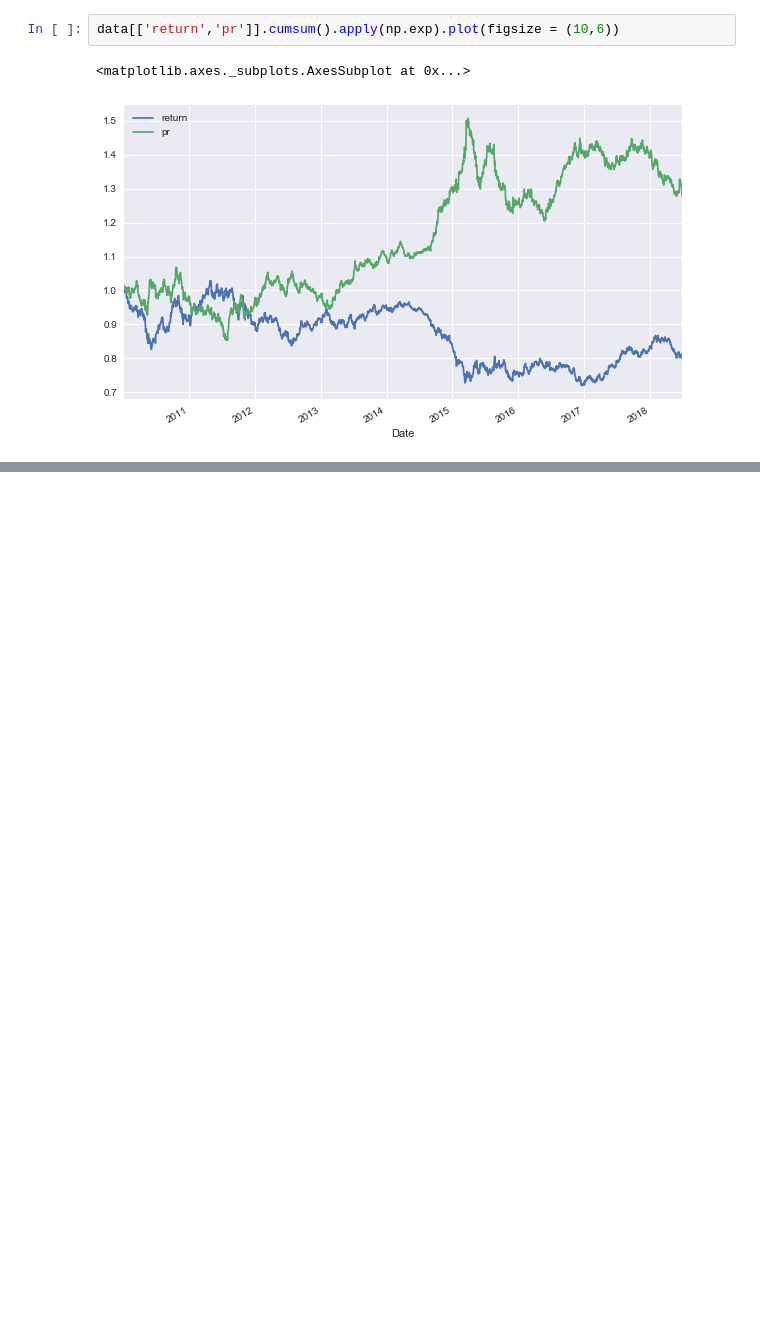
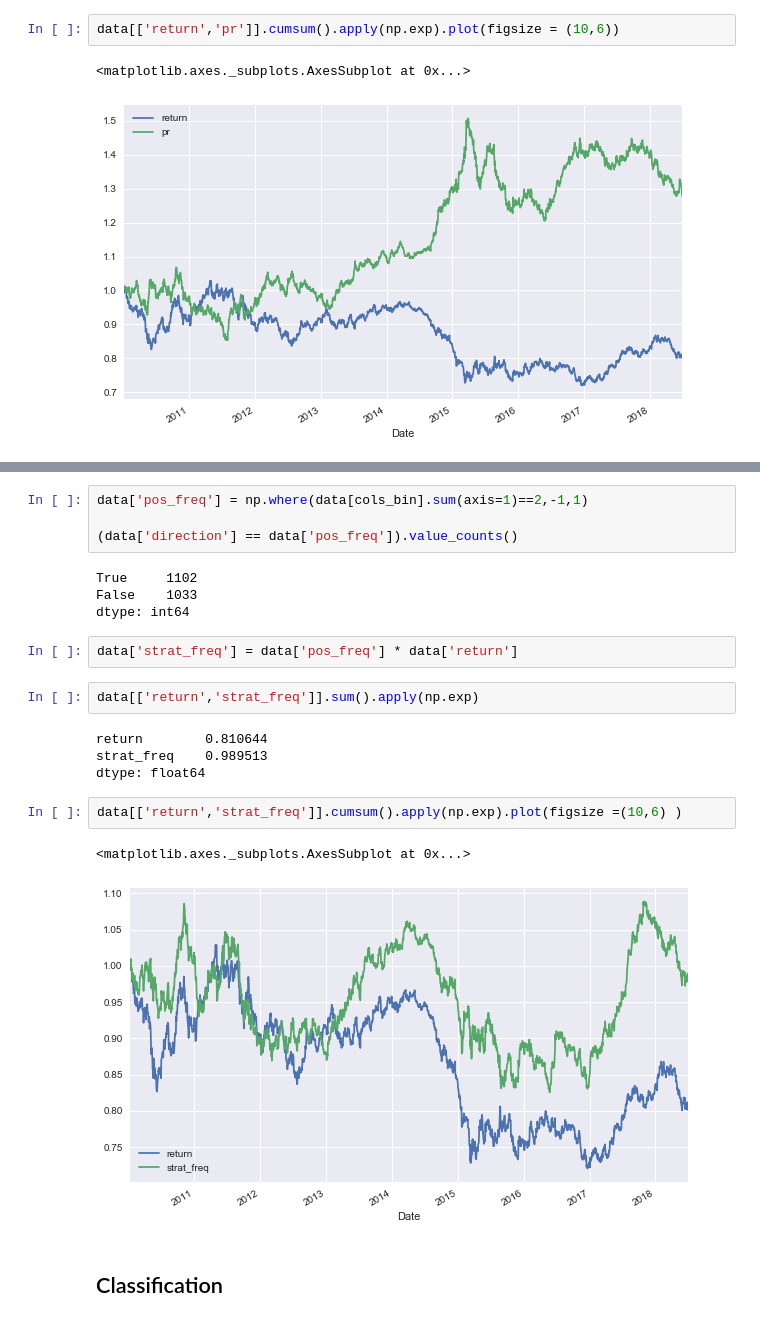
Before and after one commit to aliemamalinezhad/Time-Series-and-Financial, a Jupyter notebook: 03_Machine_Learning_Regression_prediction.ipynb, the cells around one changed output, grey strips where cells are left out. Drawn from its saved outputs; the diff is of its cells as text; blank space fills up the shorter version.

```diff
--- a/03_Machine_Learning_Regression_prediction.ipynb
+++ b/03_Machine_Learning_Regression_prediction.ipynb
@@ -216,0 +274,23 @@ data[['return','pr']].cumsum().apply(np.exp).plot(figsize = (10,6))
+# %%
+data['pos_freq'] = np.where(data[cols_bin].sum(axis=1)==2,-1,1)
+
+(data['direction'] == data['pos_freq']).value_counts()
+# %% [output]
+True     1102
+False    1033
+dtype: int64
+# %%
+data['strat_freq'] = data['pos_freq'] * data['return']
+# %%
+data[['return','strat_freq']].sum().apply(np.exp)
+# %% [output]
+return        0.810644
+strat_freq    0.989513
+dtype: float64
+# %%
+data[['return','strat_freq']].cumsum().apply(np.exp).plot(figsize =(10,6) )
+# %% [output]
+<matplotlib.axes._subplots.AxesSubplot at 0x...>
+[figure, added]
+# %% [markdown]
+## Classification
```
Also changed, not shown: parts of 21 cells of this notebook, 2 other files.
